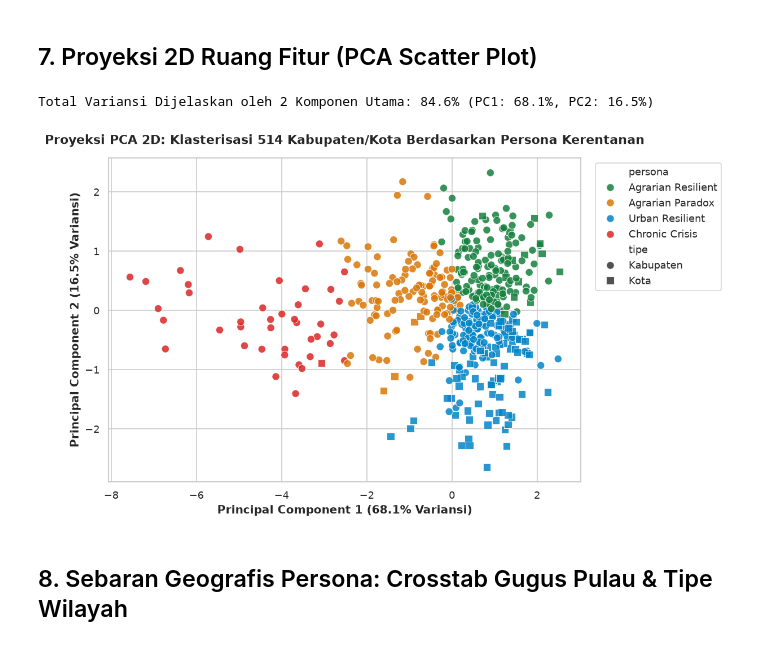
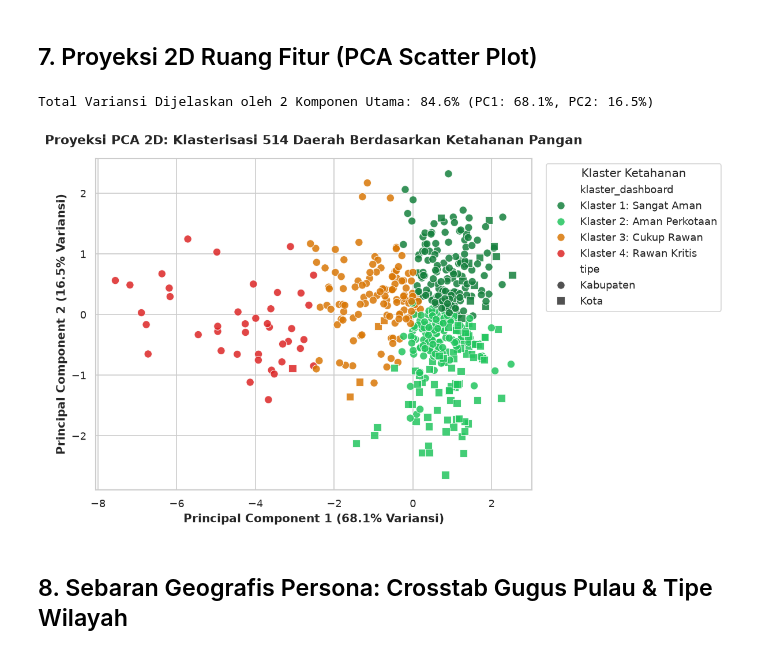
Before and after one commit to nicolausprima/panganmap, a Jupyter notebook: notebooks/07_KMeans_Clustering.ipynb, the cells around one changed output. Saved outputs shown, nothing was run; the diff lists cells and outputs as text; code cells hidden in the pictures.

```diff
--- a/notebooks/07_KMeans_Clustering.ipynb
+++ b/notebooks/07_KMeans_Clustering.ipynb
@@ -176,27 +184,27 @@ sorted_by_ikp = profile_raw.sort_values(by='ikp', ascending=False).index.tolist(
 
 persona_mapping = {
     sorted_by_ikp[0]: {
-        'nama': 'Agrarian Resilient (Lumbung Pangan Berdaulat)',
+        'nama': 'Klaster 1: Sangat Aman (Lumbung Pangan Tangguh)',
         'kode': 'Agrarian Resilient',
-        'warna': '#15803d', # Hijau tua
+        'warna': '#15803d', # Hijau Zamrud / Emerald (Klaster 1)
         'karakter': 'Ketersediaan surplus pangan tinggi, ketahanan pangan prima, kelaparan sangat rendah. Mayoritas kabupaten sentra pertanian.'
     },
     sorted_by_ikp[1]: {
-        'nama': 'Urban Resilient (Pusat Konsumsi Modern)',
+        'nama': 'Klaster 2: Aman Perkotaan (Sentra Konsumsi Modern)',
         'kode': 'Urban Resilient',
-        'warna': '#0284c7', # Biru
+        'warna': '#22c55e', # Hijau Muda / Spring Green (Klaster 2, diselaraskan dengan Dashboard)
         'karakter': 'Ketersediaan lokal moderat tetapi daya beli dan pemanfaatan gizi tertinggi. Dominan kota besar.'
     },
     sorted_by_ikp[2]: {
-        'nama': 'Agrarian Paradox (Rentan Kesejahteraan)',
+        'nama': 'Klaster 3: Cukup Rawan (Paradoks Lumbung Pangan)',
         'kode': 'Agrarian Paradox',
-        'warna': '#d97706', # Amber/Oranye
+        'warna': '#d97706', # Amber / Oranye (Klaster 3)
         'karakter': 'Ketersediaan pangan ada tetapi akses ekonomi (daya beli) tertinggal, PoU mulai waspada (13%).'
     },
     sorted_by_ikp[3]: {
-        'nama': 'Chronic Crisis (Krisis Multidimensi Akut)',
+        'nama': 'Klaster 4: Rawan Kritis (Darurat Pangan Menahun)',
         'kode': 'Chronic Crisis',
-        'warna': '#dc2626', # Merah
+        'warna': '#dc2626', # Merah / Crimson (Klaster 4)
         'karakter': 'Defisit ketersediaan kritis (<30), pemanfaatan terpuruk, angka kelaparan (PoU) melonjak drastis (>33%). Kawasan 3T.'
     }
 }
@@ -271,36 +279,61 @@ plt.show()
 # %%
 pca = PCA(n_components=2, random_state=42)
 pca_coords = pca.fit_transform(X)
 df['pca_1'] = pca_coords[:, 0]
 df['pca_2'] = pca_coords[:, 1]
 
 var_exp = pca.explained_variance_ratio_ * 100
 print(f"Total Variansi Dijelaskan oleh 2 Komponen Utama: {sum(var_exp):.1f}% (PC1: {var_exp[0]:.1f}%, PC2: {var_exp[1]:.1f}%)")
 
+# Label display & palet warna sinkron 100% dengan Dashboard SIKAP Pangan
+palette_dict = {v['kode']: v['warna'] for v in persona_mapping.values()}
+
+dashboard_label_map = {
+    'Agrarian Resilient': 'Klaster 1: Sangat Aman',
+    'Urban Resilient': 'Klaster 2: Aman Perkotaan',
+    'Agrarian Paradox': 'Klaster 3: Cukup Rawan',
+    'Chronic Crisis': 'Klaster 4: Rawan Kritis'
+}
+df['klaster_dashboard'] = df['persona'].map(dashboard_label_map)
+
+palette_dashboard = {
+    'Klaster 1: Sangat Aman': palette_dict['Agrarian Resilient'],  # #15803d (Emerald)
+    'Klaster 2: Aman Perkotaan': palette_dict['Urban Resilient'],   # #22c55e (Spring Green)
+    'Klaster 3: Cukup Rawan': palette_dict['Agrarian Paradox'],    # #d97706 (Amber)
+    'Klaster 4: Rawan Kritis': palette_dict['Chronic Crisis']      # #dc2626 (Crimson)
+}
+
+hue_order = [
+    'Klaster 1: Sangat Aman',
+    'Klaster 2: Aman Perkotaan',
+    'Klaster 3: Cukup Rawan',
+    'Klaster 4: Rawan Kritis'
+]
+
 plt.figure(figsize=(10, 6))
-palette_dict = {v['kode']: v['warna'] for v in persona_mapping.values()}
 
 sns.scatterplot(
     data=df,
     x='pca_1',
     y='pca_2',
-    hue='persona',
-    palette=palette_dict,
+    hue='klaster_dashboard',
+    hue_order=hue_order,
+    palette=palette_dashboard,
     alpha=0.85,
     s=65,
     style='tipe',
     markers={'Kabupaten': 'o', 'Kota': 's'}
 )
 
-plt.title('Proyeksi PCA 2D: Klasterisasi 514 Kabupaten/Kota Berdasarkan Persona Kerentanan', pad=15)
+plt.title('Proyeksi PCA 2D: Klasterisasi 514 Daerah Berdasarkan Ketahanan Pangan', pad=15)
 plt.xlabel(f'Principal Component 1 ({var_exp[0]:.1f}% Variansi)', fontweight='bold')
 plt.ylabel(f'Principal Component 2 ({var_exp[1]:.1f}% Variansi)', fontweight='bold')
-plt.legend(bbox_to_anchor=(1.02, 1), loc='upper left', frameon=True)
+plt.legend(bbox_to_anchor=(1.02, 1), loc='upper left', frameon=True, title='Klaster Ketahanan')
 plt.tight_layout()
 plt.show()
 # %% [output]
 Total Variansi Dijelaskan oleh 2 Komponen Utama: 84.6% (PC1: 68.1%, PC2: 16.5%)
-[figure, old version]
+[figure, new version]
 # %% [markdown]
 ## 8. Sebaran Geografis Persona: Crosstab Gugus Pulau & Tipe Wilayah
 # %%
```
Also changed, not shown: parts of 6 cells of this notebook, 3 other files.
